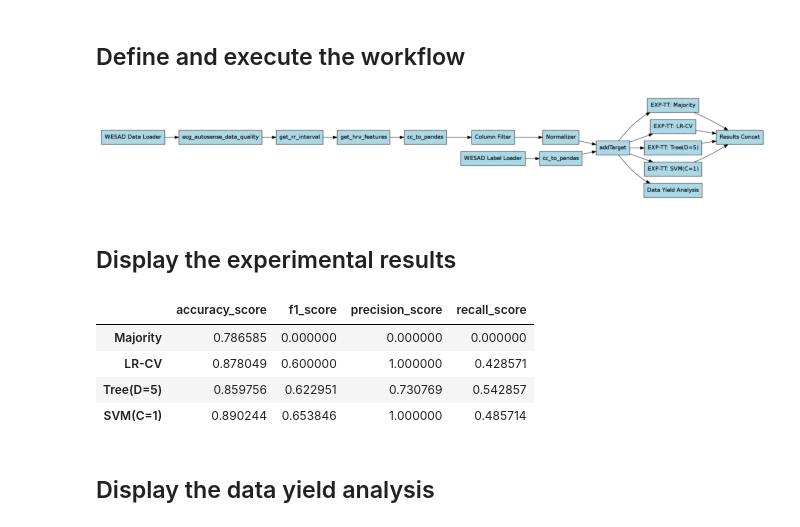
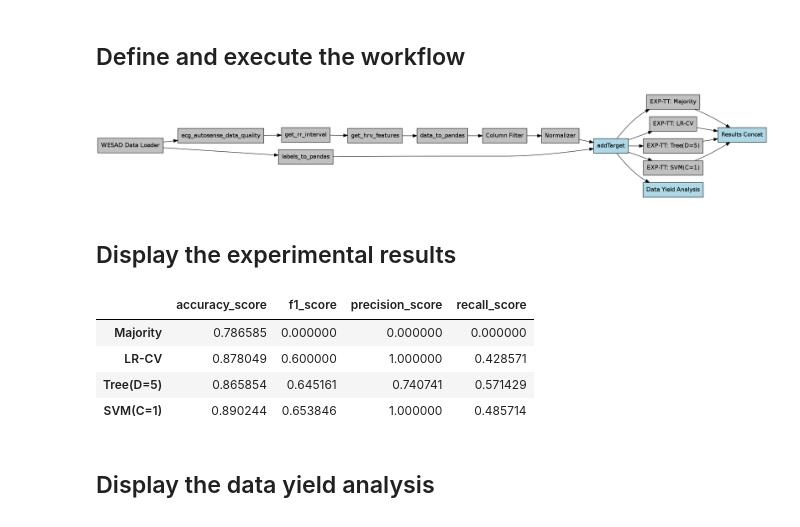
Before and after one commit to mlds-lab/mFlow, a Jupyter notebook: Examples/WESAD-BasicTrainTest.ipynb, the cells around one changed output. Drawn from its saved outputs; the diff is of its cells as text; code cells hidden in the pictures.

Commit message:
Update to wesad data loader for pure python download

```diff
--- a/Examples/WESAD-BasicTrainTest.ipynb
+++ b/Examples/WESAD-BasicTrainTest.ipynb
@@ -46,38 +46,38 @@ from sklearn.model_selection import GridSearchCV
 # %%
 #Define data set properties
 Fs         = 700
 sensor     = "respiban"
 features   = ["var", "iqr", "vlf", "lf", "hf", "lfhf", "mean", "median", "80th", "20th", "heartrate"]
 
 #Define models and metrics
 metrics    = [accuracy_score,f1_score, precision_score, recall_score]
 models = {
               "Majority":  DummyClassifier(strategy="most_frequent"),
               "LR-CV":     GridSearchCV(LogisticRegression(solver="lbfgs",max_iter=1000),
                                 cv=5, verbose=2, param_grid={"C":[1e-3,1e-2,1e-1,1,10]}),
               "Tree(D=5)": tree.DecisionTreeClassifier(max_depth=5),
               "SVM(C=1)":  SVC(C=1, gamma="auto", max_iter=100)
         }
 
 #Define Workflow
-dsd,dsl    = wesad_data_loader(data_size="all")
-dfl        = cc_to_pandas(dsl,participant_field="user",datetime_field="timestamp",cache_filename="Temp/wesad_labels.pkl")
+dsd        = wesad_data_loader()
+dfl        = cc_to_pandas(dsd,name="labels_to_pandas",key="labels",participant_field="user",datetime_field="timestamp",cache_filename="wesad_labels.pkl")
 dsd        = ccwrapper(ecg_autosense_data_quality, dsd, sort_field="timestamp", sensor_name=sensor, Fs=Fs)
 dsd        = ccwrapper(get_rr_interval,dsd, sort_field="timestamp",Fs=Fs)
 dsd        = ccwrapper(get_hrv_features,dsd, sort_field="timestamp")
-dfd        = cc_to_pandas(dsd,participant_field="user",datetime_field="timestamp",cache_filename="Temp/wesad_data.pkl")
+dfd        = cc_to_pandas(dsd,name="data_to_pandas",participant_field="user",datetime_field="timestamp",cache_filename="wesad_data.pkl")
 dfd        = ColumnSelectFilter(dfd ,features)
 dfd        = Normalizer(dfd);
 df         = addTarget(dfd,dfl)
 results    = ExpTrainTest(df, models, metrics=metrics,grouped=True);
 results    = ResultsConcat(results)
-yieldreport= DataYieldReport(df,names="WESAD All")
+yieldreport= DataYieldReport(df,names=["WESAD All"])
 
 #Execute workflow
 flow       = workflow({"data":df, "results": results, "yield": yieldreport});
 output     = flow.run(backend="sequential", monitor=True, from_scratch=True);
 # %% [output]
-[figure, old version]
+[figure, new version]
 # %% [markdown]
 ## Display the experimental results
 # %%
@@ -86,7 +86,7 @@ display(output["results"]["report"])
 |  | accuracy_score | f1_score | precision_score | recall_score |
 | Majority | 0.786585 | 0.000000 | 0.000000 | 0.000000 |
 | LR-CV | 0.878049 | 0.600000 | 1.000000 | 0.428571 |
-| Tree(D=5) | 0.859756 | 0.622951 | 0.730769 | 0.542857 |
+| Tree(D=5) | 0.865854 | 0.645161 | 0.740741 | 0.571429 |
 | SVM(C=1) | 0.890244 | 0.653846 | 1.000000 | 0.485714 |
 # %% [markdown]
 ## Display the data yield analysis
```
Also changed, not shown: parts of 2 cells of this notebook, 7 other files.
